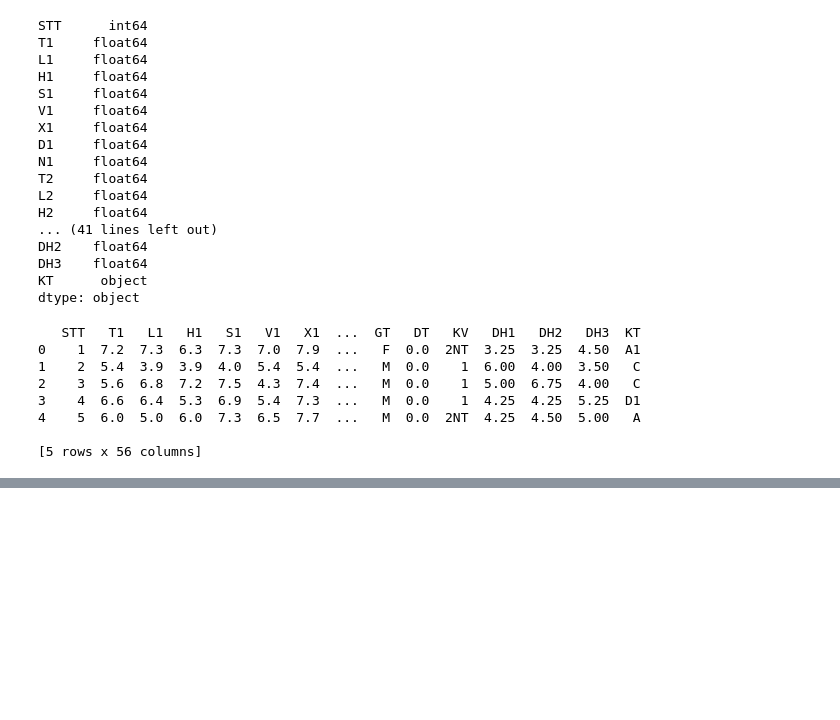
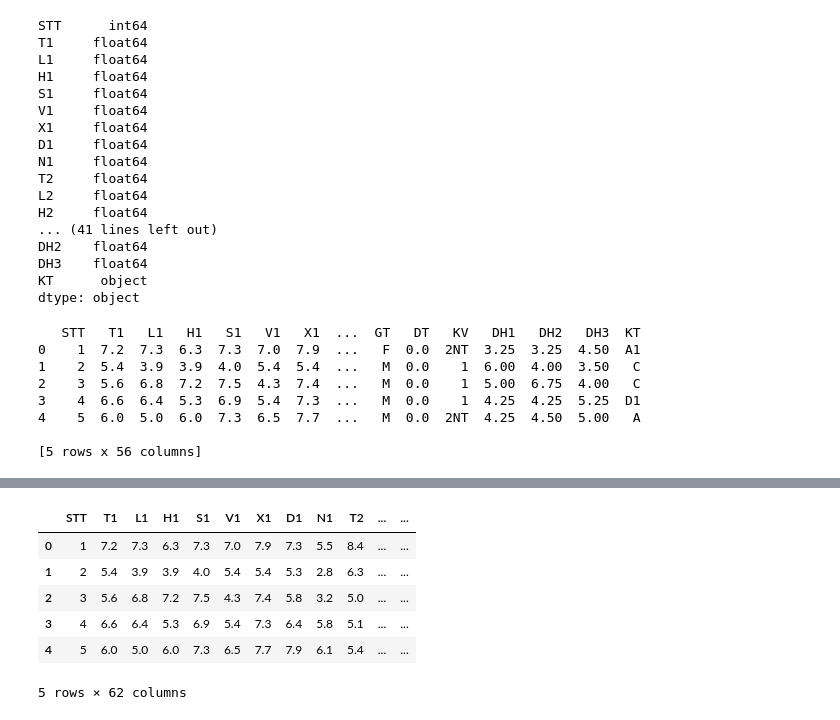
Before and after one commit to DoanNguyenNhatLinh/PhanTichDuLieu, a Jupyter notebook: Lab1.ipynb, the cells around one changed output, grey strips where cells are left out. Saved outputs shown, nothing was run; the diff lists cells and outputs as text; code cells hidden in the pictures; blank space fills up the shorter version.

```diff
--- a/Lab1.ipynb
+++ b/Lab1.ipynb
@@ -274,0 +307,17 @@ print(dulieu.head())
+# %%
+#Tạo các biến xếp loại XL1, XL2 và XL3 dựa trên TBM1, TBM2 và TBM3 cho từng năm lớp 10, 11, 12 như sau: • Nhỏ hơn 5.0 xếp loại: yếu (kí hiệu là Y) • Từ 5.0 đến dưới 6.5: trung bình (kí hiệu là TB) • Từ 6.5 đến dưới 8.0: khá (kí hiệu là K) • Từ 8.0 đến dưới 9.0: giỏi (kí hiệu là G) • Từ 9.0 trở lên: xuất sắc (kí hiệu là XS)
+for i in ["1","2","3"] :
+  dulieu.loc[dulieu["TBM"+i] < 5.0,"XL"+i] = "Y"
+  dulieu.loc[(dulieu["TBM"+i] >= .0) & (dulieu["TBM"+i] < 6.5),"XL"+i] ="TB"
+  dulieu.loc[(dulieu["TBM"+i] >=6.5) & (dulieu["TBM"+i] < 8.0),"XL"+i] ="K"
+  dulieu.loc[(dulieu["TBM"+i] >= 8.0) & (dulieu["TBM"+i] < 9.0),"XL"+i] ="G"
+  dulieu.loc[(dulieu["TBM"+i] >= 9.0) ,"XL"+i] ="XS"
+dulieu.head()
+# %% [output]
+|  | STT | T1 | L1 | H1 | S1 | V1 | X1 | D1 | N1 | T2 | ... | ... |
+| 0 | 1 | 7.2 | 7.3 | 6.3 | 7.3 | 7.0 | 7.9 | 7.3 | 5.5 | 8.4 | ... | ... |
+| 1 | 2 | 5.4 | 3.9 | 3.9 | 4.0 | 5.4 | 5.4 | 5.3 | 2.8 | 6.3 | ... | ... |
+| 2 | 3 | 5.6 | 6.8 | 7.2 | 7.5 | 4.3 | 7.4 | 5.8 | 3.2 | 5.0 | ... | ... |
+| 3 | 4 | 6.6 | 6.4 | 5.3 | 6.9 | 5.4 | 7.3 | 6.4 | 5.8 | 5.1 | ... | ... |
+| 4 | 5 | 6.0 | 5.0 | 6.0 | 7.3 | 6.5 | 7.7 | 7.9 | 6.1 | 5.4 | ... | ... |
+5 rows × 62 columns
```
Also changed, not shown: parts of 6 cells of this notebook.
